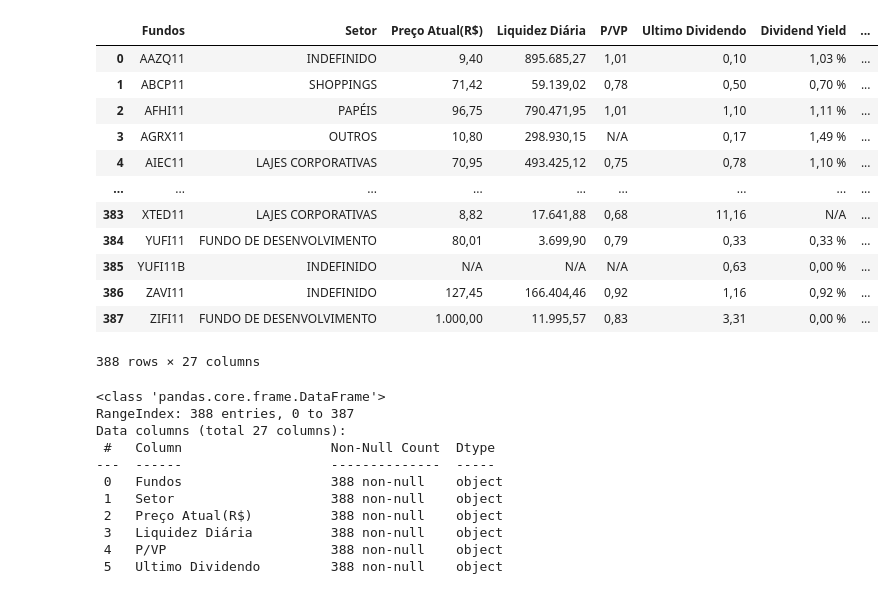
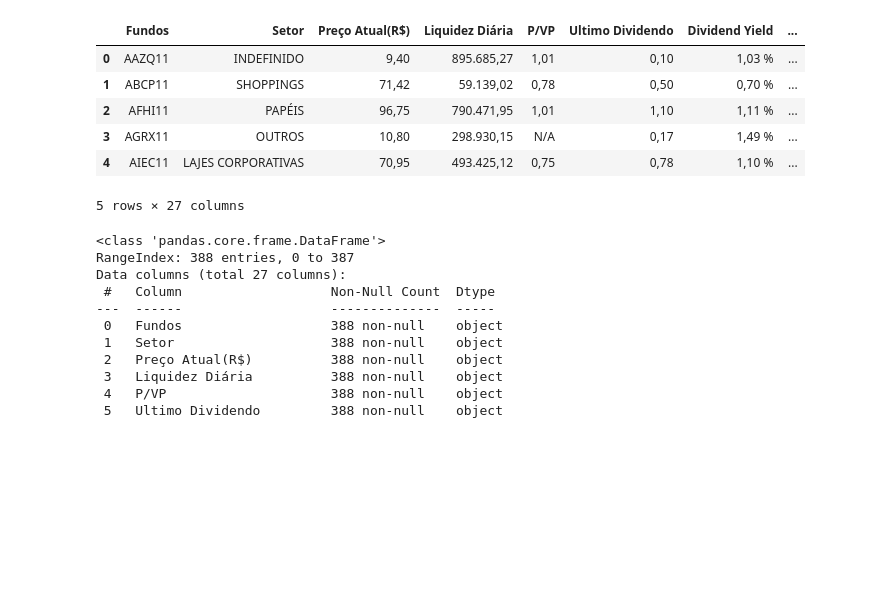
Before and after one commit to Riguini/Fundos-imobiliarios-FIIS-, a Jupyter notebook: FIIS.ipynb, the cells around one changed output. Saved outputs shown, nothing was run; the diff lists cells and outputs as text; code cells hidden in the pictures; blank space fills up the shorter version.

```diff
--- a/FIIS.ipynb
+++ b/FIIS.ipynb
@@ -87,21 +87,15 @@ df = pd.DataFrame(dados_fundos, columns=["Fundos", "Setor", "Preço Atual(R$)",
 # Finaliza o driver
 driver.quit()
 # %%
-df
+df.head()
 # %% [output]
 |  | Fundos | Setor | Preço Atual(R$) | Liquidez Diária | P/VP | Ultimo Dividendo | Dividend Yield | ... |
 | 0 | AAZQ11 | INDEFINIDO | 9,40 | 895.685,27 | 1,01 | 0,10 | 1,03 % | ... |
 | 1 | ABCP11 | SHOPPINGS | 71,42 | 59.139,02 | 0,78 | 0,50 | 0,70 % | ... |
 | 2 | AFHI11 | PAPÉIS | 96,75 | 790.471,95 | 1,01 | 1,10 | 1,11 % | ... |
 | 3 | AGRX11 | OUTROS | 10,80 | 298.930,15 | N/A | 0,17 | 1,49 % | ... |
 | 4 | AIEC11 | LAJES CORPORATIVAS | 70,95 | 493.425,12 | 0,75 | 0,78 | 1,10 % | ... |
-| ... | ... | ... | ... | ... | ... | ... | ... | ... |
-| 383 | XTED11 | LAJES CORPORATIVAS | 8,82 | 17.641,88 | 0,68 | 11,16 | N/A | ... |
-| 384 | YUFI11 | FUNDO DE DESENVOLVIMENTO | 80,01 | 3.699,90 | 0,79 | 0,33 | 0,33 % | ... |
-| 385 | YUFI11B | INDEFINIDO | N/A | N/A | N/A | 0,63 | 0,00 % | ... |
-| 386 | ZAVI11 | INDEFINIDO | 127,45 | 166.404,46 | 0,92 | 1,16 | 0,92 % | ... |
-| 387 | ZIFI11 | FUNDO DE DESENVOLVIMENTO | 1.000,00 | 11.995,57 | 0,83 | 3,31 | 0,00 % | ... |
-388 rows × 27 columns
+5 rows × 27 columns
 # %%
 df.info()
 # %% [output]
```
